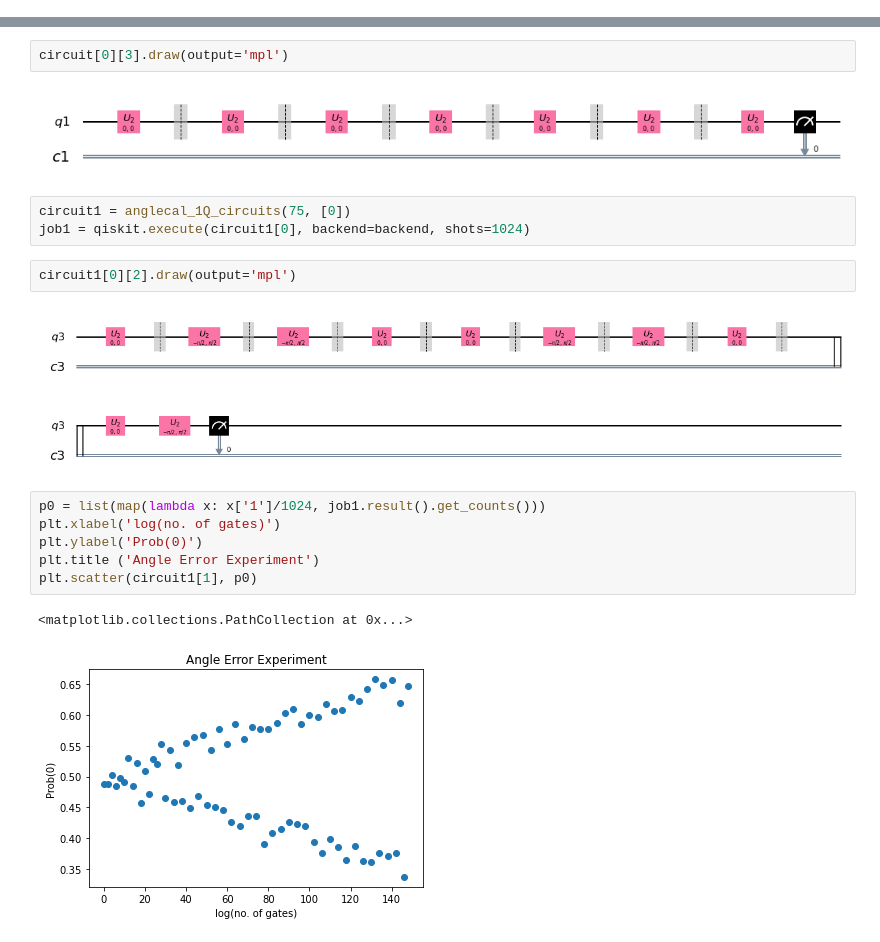
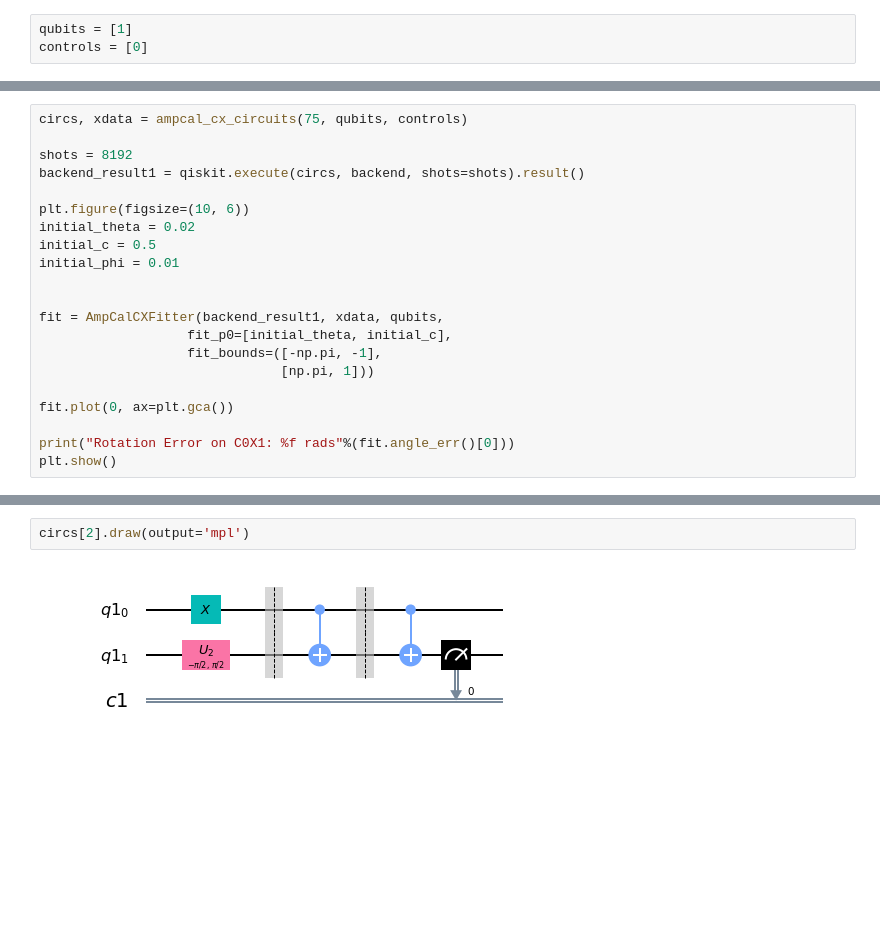
Before and after one commit to a-kapila/quantum-error, a Jupyter notebook: data_and_scripts/dmft_error/amp_and_ang_errors.ipynb, the cells around one changed output, grey strips where cells are left out. Cells and saved outputs as stored; diff of their text form; blank space fills up the shorter version.

Commit message:
Week 4 work including gate error calculations and research into SPAM and calculating entire circuit fidelity

```diff
--- a/data_and_scripts/dmft_error/amp_and_ang_errors.ipynb
+++ b/data_and_scripts/dmft_error/amp_and_ang_errors.ipynb
@@ -36,0 +11,3 @@ job = qiskit.execute(circuit[0], backend=backend, shots=1024)
+# %%
+qubits = [1]
+controls = [0]
@@ -36,0 +64,21 @@ job = qiskit.execute(circuit[0], backend=backend, shots=1024)
+# %%
+circs, xdata = ampcal_cx_circuits(75, qubits, controls)
+
+shots = 8192
+backend_result1 = qiskit.execute(circs, backend, shots=shots).result()
+
+plt.figure(figsize=(10, 6))
+initial_theta = 0.02
+initial_c = 0.5
+initial_phi = 0.01
+
+
+fit = AmpCalCXFitter(backend_result1, xdata, qubits,
+                   fit_p0=[initial_theta, initial_c],
+                   fit_bounds=([-np.pi, -1],
+                               [np.pi, 1]))
+
+fit.plot(0, ax=plt.gca())
+
+print("Rotation Error on C0X1: %f rads"%(fit.angle_err()[0]))
+plt.show()
@@ -37,20 +88,4 @@ job = qiskit.execute(circuit[0], backend=backend, shots=1024)
 # %%
-circuit[0][3].draw(output='mpl')
+circs[2].draw(output='mpl')
 # %% [output]
-[figure, old version]
+[figure, new version]
-# %%
-circuit1 = anglecal_1Q_circuits(75, [0])
-job1 = qiskit.execute(circuit1[0], backend=backend, shots=1024)
-# %%
-circuit1[0][2].draw(output='mpl')
-# %% [output]
-[figure, removed]
-# %%
-p0 = list(map(lambda x: x['1']/1024, job1.result().get_counts()))
-plt.xlabel('log(no. of gates)')
-plt.ylabel('Prob(0)')
-plt.title ('Angle Error Experiment')
-plt.scatter(circuit1[1], p0)
-# %% [output]
-<matplotlib.collections.PathCollection at 0x...>
-[figure, removed]
```
Also changed, not shown: parts of 7 cells of this notebook, 3 other files.
